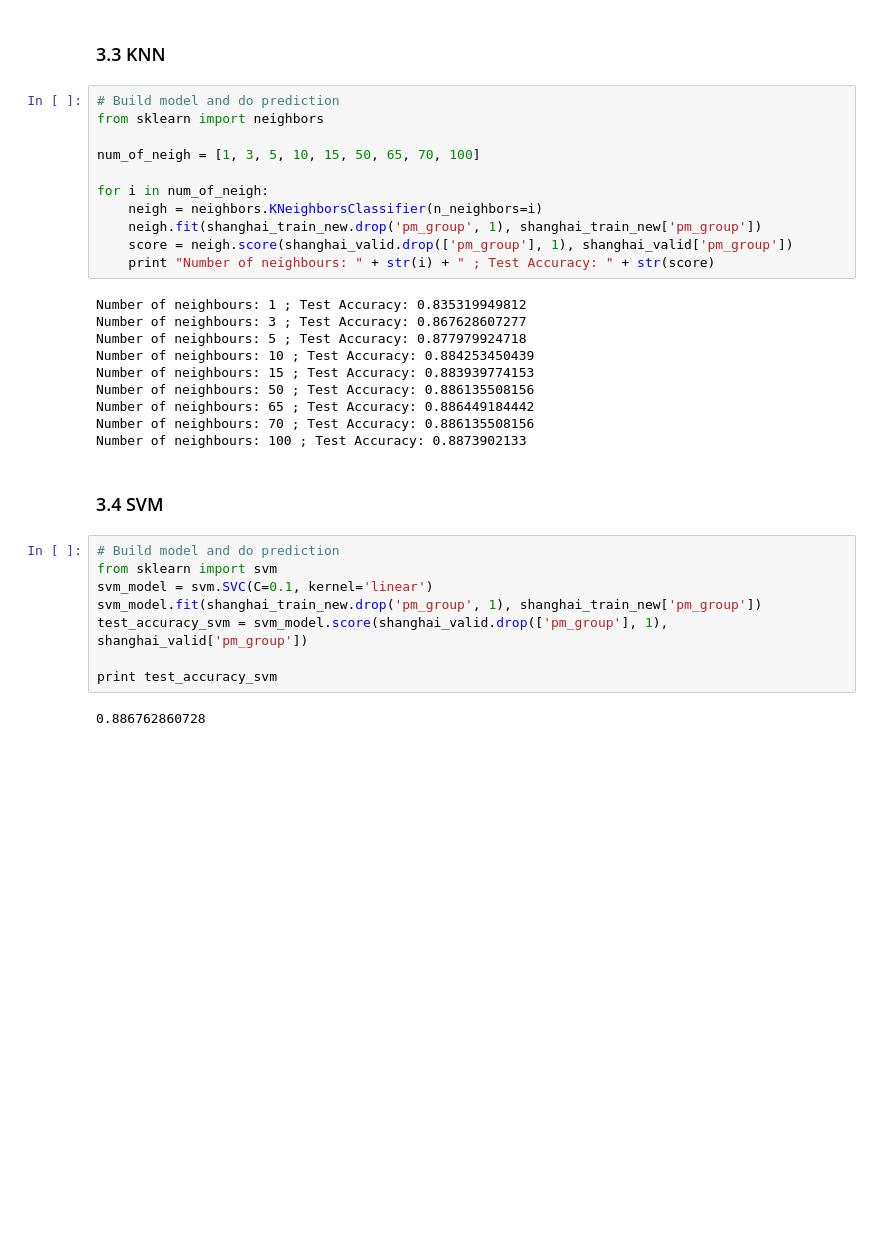
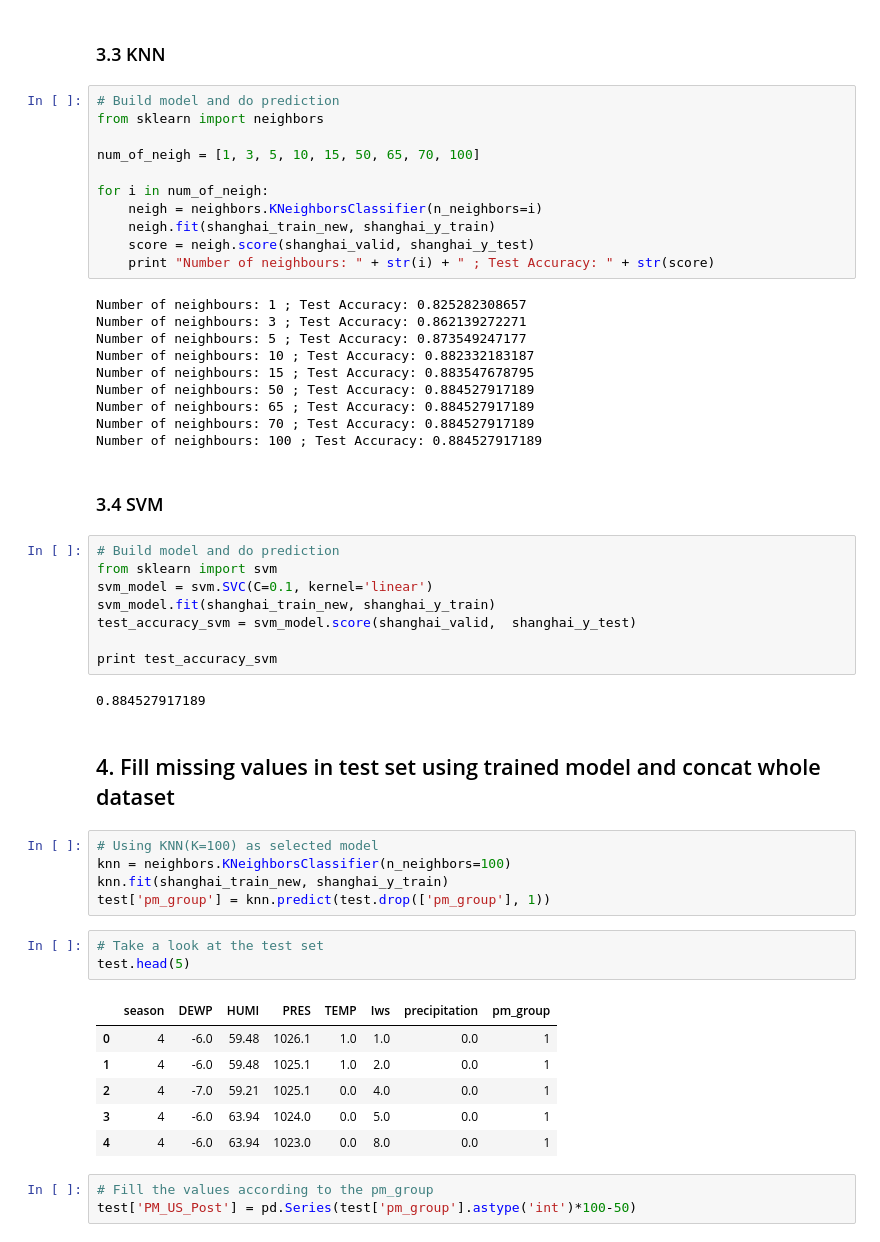
Before and after one commit to KiyoshiKAWASAKI/FDS_project_17Fall, a Jupyter notebook: FDS_JH.ipynb, the cells around one changed output. Saved outputs shown, nothing was run; the diff lists cells and outputs as text; blank space fills up the shorter version.

```diff
--- a/FDS_JH.ipynb
+++ b/FDS_JH.ipynb
@@ -250,28 +281,48 @@ num_of_neigh = [1, 3, 5, 10, 15, 50, 65, 70, 100]
 
 for i in num_of_neigh:
     neigh = neighbors.KNeighborsClassifier(n_neighbors=i)
-    neigh.fit(shanghai_train_new.drop('pm_group', 1), shanghai_train_new['pm_group'])
-    score = neigh.score(shanghai_valid.drop(['pm_group'], 1), shanghai_valid['pm_group'])
+    neigh.fit(shanghai_train_new, shanghai_y_train)
+    score = neigh.score(shanghai_valid, shanghai_y_test)
     print "Number of neighbours: " + str(i) + " ; Test Accuracy: " + str(score)
 # %% [output]
-Number of neighbours: 1 ; Test Accuracy: 0.835319949812
-Number of neighbours: 3 ; Test Accuracy: 0.867628607277
-Number of neighbours: 5 ; Test Accuracy: 0.877979924718
-Number of neighbours: 10 ; Test Accuracy: 0.884253450439
-Number of neighbours: 15 ; Test Accuracy: 0.883939774153
-Number of neighbours: 50 ; Test Accuracy: 0.886135508156
-Number of neighbours: 65 ; Test Accuracy: 0.886449184442
-Number of neighbours: 70 ; Test Accuracy: 0.886135508156
-Number of neighbours: 100 ; Test Accuracy: 0.8873902133
+Number of neighbours: 1 ; Test Accuracy: 0.825282308657
+Number of neighbours: 3 ; Test Accuracy: 0.862139272271
+Number of neighbours: 5 ; Test Accuracy: 0.873549247177
+Number of neighbours: 10 ; Test Accuracy: 0.882332183187
+Number of neighbours: 15 ; Test Accuracy: 0.883547678795
+Number of neighbours: 50 ; Test Accuracy: 0.884527917189
+Number of neighbours: 65 ; Test Accuracy: 0.884527917189
+Number of neighbours: 70 ; Test Accuracy: 0.884527917189
+Number of neighbours: 100 ; Test Accuracy: 0.884527917189
 # %% [markdown]
 ### 3.4 SVM
 # %%
 # Build model and do prediction
 from sklearn import svm
 svm_model = svm.SVC(C=0.1, kernel='linear')
-svm_model.fit(shanghai_train_new.drop('pm_group', 1), shanghai_train_new['pm_group'])
-test_accuracy_svm = svm_model.score(shanghai_valid.drop(['pm_group'], 1),  shanghai_valid['pm_group'])
+svm_model.fit(shanghai_train_new, shanghai_y_train)
+test_accuracy_svm = svm_model.score(shanghai_valid,  shanghai_y_test)
 
 print test_accuracy_svm
 # %% [output]
-0.886762860728
+0.884527917189
+# %% [markdown]
+## 4. Fill missing values in test set using trained model and concat whole dataset
+# %%
+# Using KNN(K=100) as selected model
+knn = neighbors.KNeighborsClassifier(n_neighbors=100)
+knn.fit(shanghai_train_new, shanghai_y_train)
+test['pm_group'] = knn.predict(test.drop(['pm_group'], 1))
+# %%
+# Take a look at the test set
+test.head(5)
+# %% [output]
+|  | season | DEWP | HUMI | PRES | TEMP | Iws | precipitation | pm_group |
+| 0 | 4 | -6.0 | 59.48 | 1026.1 | 1.0 | 1.0 | 0.0 | 1 |
+| 1 | 4 | -6.0 | 59.48 | 1025.1 | 1.0 | 2.0 | 0.0 | 1 |
+| 2 | 4 | -7.0 | 59.21 | 1025.1 | 0.0 | 4.0 | 0.0 | 1 |
+| 3 | 4 | -6.0 | 63.94 | 1024.0 | 0.0 | 5.0 | 0.0 | 1 |
+| 4 | 4 | -6.0 | 63.94 | 1023.0 | 0.0 | 8.0 | 0.0 | 1 |
+# %%
+# Fill the values according to the pm_group
+test['PM_US_Post'] = pd.Series(test['pm_group'].astype('int')*100-50)
```
Also changed, not shown: parts of 22 cells of this notebook, 1 other file.
